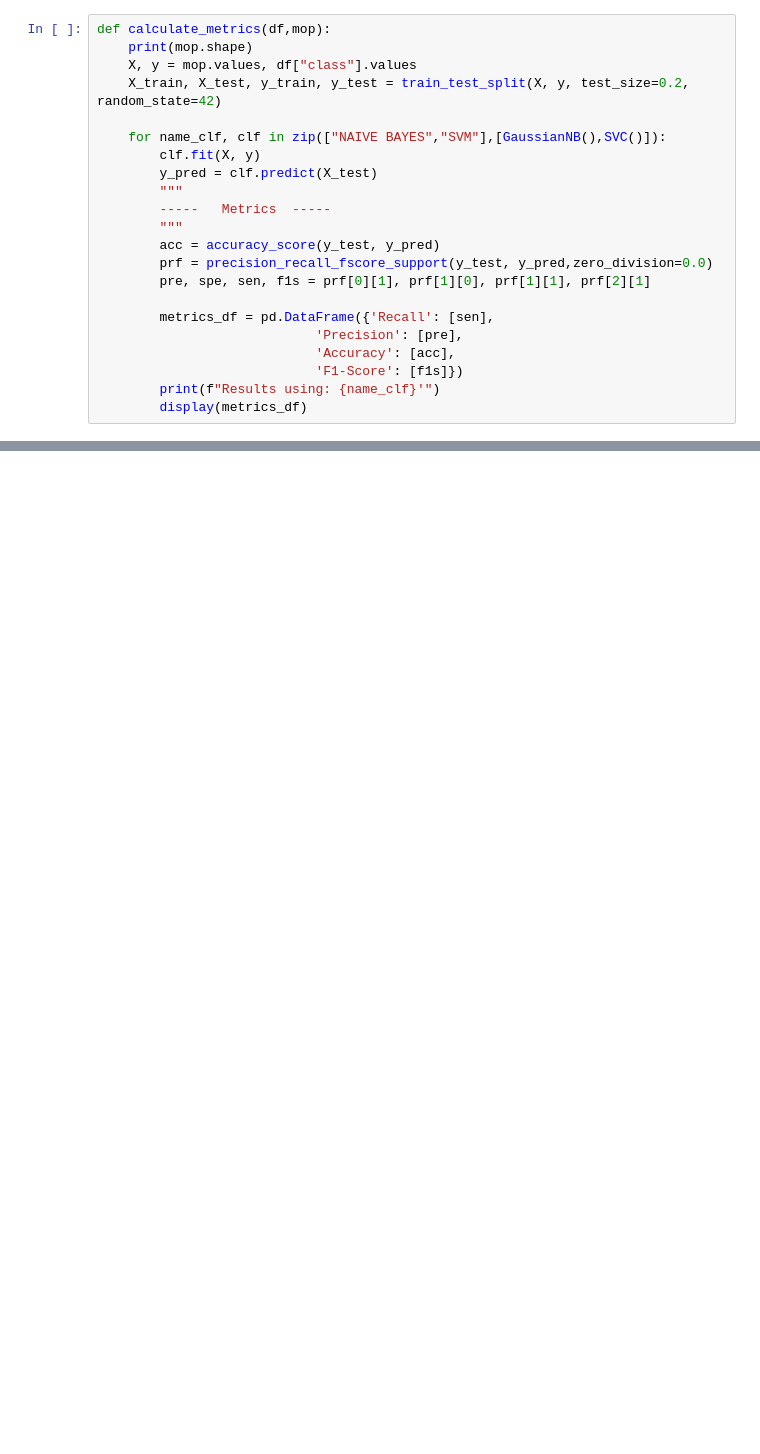
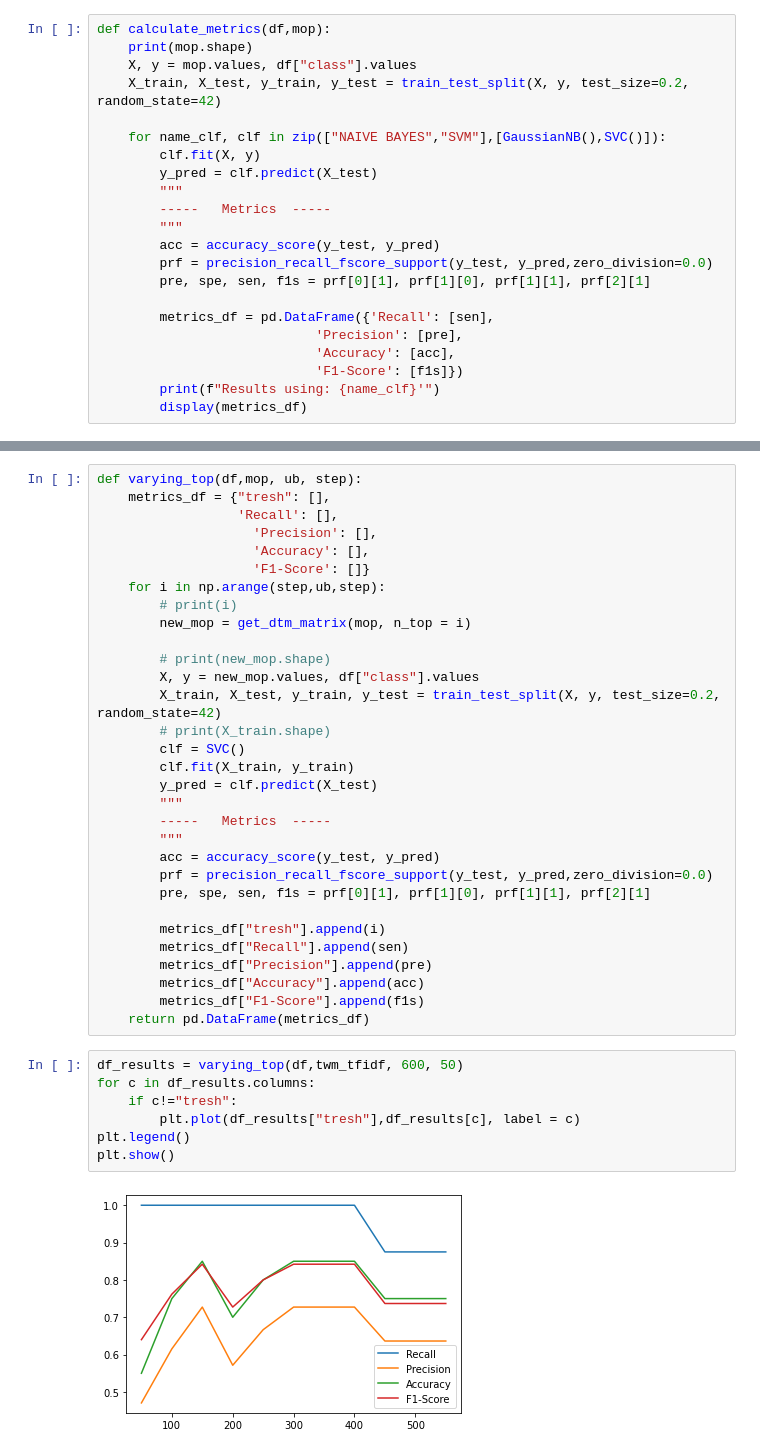
Before and after one commit to JuanOlmos/Aprendizaje_Automatico, a Jupyter notebook: SVM_Tweets/tweets_analysis.ipynb, the cells around one changed output, grey strips where cells are left out. Drawn from its saved outputs; the diff is of its cells as text; blank space fills up the shorter version.

```diff
--- a/SVM_Tweets/tweets_analysis.ipynb
+++ b/SVM_Tweets/tweets_analysis.ipynb
@@ -252,0 +225,40 @@ Results using: SVM'
+# %%
+def varying_top(df,mop, ub, step):
+    metrics_df = {"tresh": [],
+                  'Recall': [],
+                    'Precision': [],
+                    'Accuracy': [],
+                    'F1-Score': []}
+    for i in np.arange(step,ub,step):
+        # print(i)
+        new_mop = get_dtm_matrix(mop, n_top = i)
+
+        # print(new_mop.shape)
+        X, y = new_mop.values, df["class"].values
+        X_train, X_test, y_train, y_test = train_test_split(X, y, test_size=0.2, random_state=42)
+        # print(X_train.shape)
+        clf = SVC()
+        clf.fit(X_train, y_train)
+        y_pred = clf.predict(X_test)
+        """
+        -----   Metrics  -----
+        """
+        acc = accuracy_score(y_test, y_pred)
+        prf = precision_recall_fscore_support(y_test, y_pred,zero_division=0.0)
+        pre, spe, sen, f1s = prf[0][1], prf[1][0], prf[1][1], prf[2][1]
+
+        metrics_df["tresh"].append(i)
+        metrics_df["Recall"].append(sen)
+        metrics_df["Precision"].append(pre)
+        metrics_df["Accuracy"].append(acc)
+        metrics_df["F1-Score"].append(f1s)
+    return pd.DataFrame(metrics_df)
+# %%
+df_results = varying_top(df,twm_tfidf, 600, 50)
+for c in df_results.columns:
+    if c!="tresh":
+        plt.plot(df_results["tresh"],df_results[c], label = c)
+plt.legend()
+plt.show()
+# %% [output]
+[figure, added]
```
Also changed, not shown: parts of 9 cells of this notebook.
